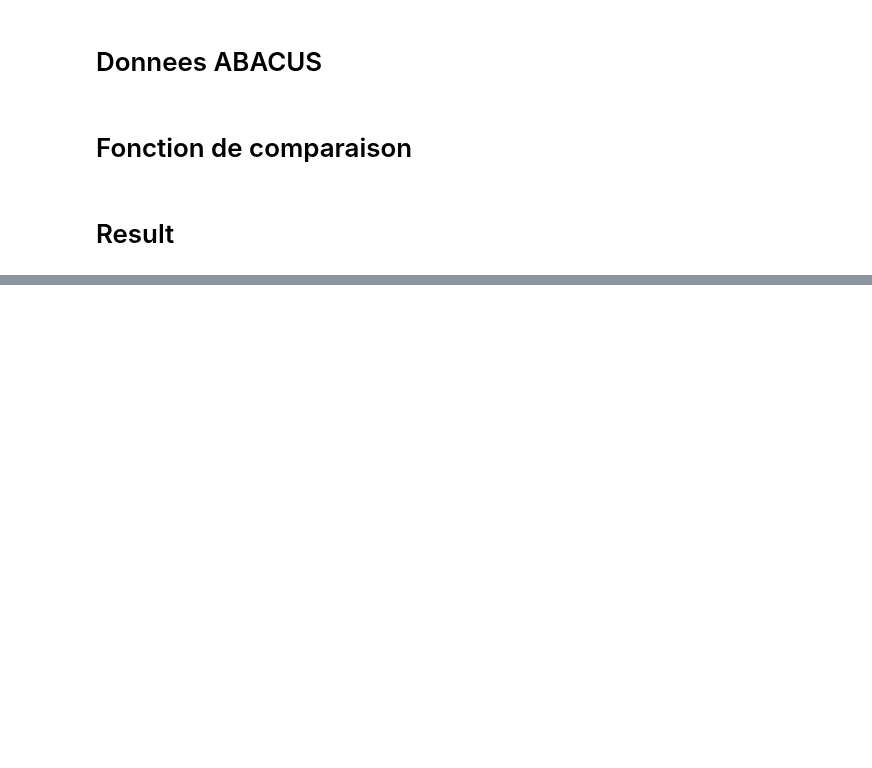
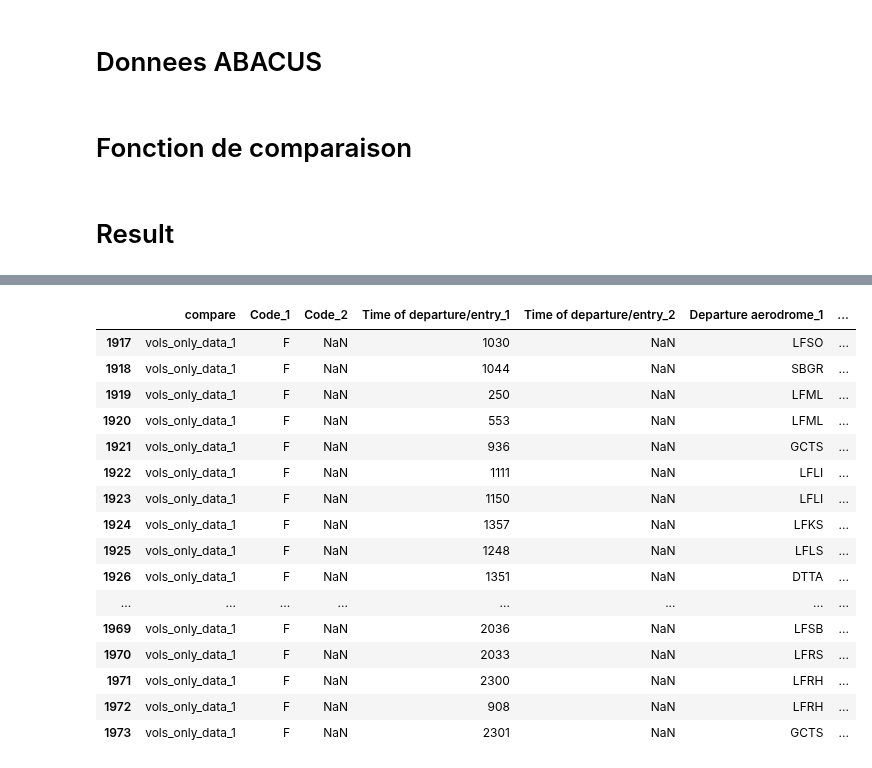
Before and after one commit to ittaldias/redevance, a Jupyter notebook: notebook/Comparaison_ABACUS_3_jours.ipynb, the cells around one changed output, grey strips where cells are left out. Saved outputs shown, nothing was run; the diff lists cells and outputs as text; code cells hidden in the pictures; blank space fills up the shorter version.

```diff
--- a/notebook/Comparaison_ABACUS_3_jours.ipynb
+++ b/notebook/Comparaison_ABACUS_3_jours.ipynb
@@ -49,6 +49,8 @@ def read_and_process_file(fichier_a_deposee):
                 isprevu = False
                 isrealise = False
                 isfinal = False
+                is81 = False
+                is82 = False
                 balise = ''
                 hneg = False
                 flag82 = False
@@ -131,7 +133,8 @@ def read_and_process_file(fichier_a_deposee):
                 tableau_vol['listeRangPremier' + etat] = words[1]
             if words[0] == "80":
                 tableau_vol['rangTransaction' + etat] = words[1]
-            if words[0] == "81":
+            if words[0] == "81" and not is81:
+                is81 = True
                 if len(words) >= 15:
                     parts = ligne.split("-")
                     last_word = parts[0].split()[-1]
@@ -166,7 +169,8 @@ def read_and_process_file(fichier_a_deposee):
                         else:
                             print(ligne)
                             compteur += 1
-            if words[0] == "82":
+            if words[0] == "82"and not is82:
+                is82 = True
                 tableau_vol['heure'] = (words[1][:2])
                 tableau_vol['minute'] = (words[1][3:])
                 tableau_vol['accuseTrt' + etat] = words[1]
@@ -1198,11 +1202,7 @@ def comparaison_vol(vol1, vol2, fichier_date1, fichier_date2) -> bool:
   departure = (vol1["Departure aerodrome"] == vol2["Departure aerodrome"])
   id = (vol1["Flight identification"] == vol2[ "Flight identification"])
   if (arrival and departure and id) :
-    if (vol1["Type of aircraft"]==vol1["Flight identification"]):
-      return(difference_time(vol1["Time of departure/entry"], vol2["Time of departure/entry"], vol1["Flight date"], vol2["Flight date"], fichier_date1, fichier_date2) < 130)
-    else:
-      return(vol1["Type of aircraft"]!=vol1["Flight identification"] and difference_time(vol1["Time of departure/entry"], vol2["Time of departure/entry"], vol1["Flight date"], vol2["Flight date"], fichier_date1, fichier_date2) < 200)
-
+    return(difference_time(vol1["Time of departure/entry"], vol2["Time of departure/entry"], vol1["Flight date"], vol2["Flight date"], fichier_date1, fichier_date2) < 45)
   else:
     return False
 
@@ -1406,10 +1413,11 @@ def analyse(data_en_plus):
     data_en_plus["Raison"] = ""
     for i in range(len(data_en_plus)):
         vols_abacus_all = retrouver_vol_all(data_en_plus.iloc[i], ABACUS_Mars_toutes_origines)
-        if vols_abacus_all[0][0]["Origin of message"] != "LF":
-            data_en_plus.iloc[i]["Raison"] = "Origin_of_message"
-        elif abs(vols_abacus_all[0][0]["Time of departure/entry"] - data_en_plus.iloc[i]["Time of departure/entry_1"]) > 130:
-            data_en_plus.iloc[i]["Raison"] = "Time"
+        if len(vols_abacus_all[0]) > 0:
+            if vols_abacus_all[0][0]["Origin of message"] != "LF":
+                data_en_plus["Raison"].iloc[i] = "Origin_of_message"
+            elif abs(vols_abacus_all[0][0]["Time of departure/entry"] - data_en_plus.iloc[i]["Time of departure/entry_1"]) > 100:
+                data_en_plus["Raison"].iloc[i] = "Time"
     return data_en_plus
 # %%
 data_en_plus = dataresult[dataresult["compare"] == "vols_only_data_1"]
@@ -1424,0 +1444,20 @@ IndexError: list index out of range
+# %%
+data_en_plus
+# %% [output]
+|  | compare | Code_1 | Code_2 | Time of departure/entry_1 | Time of departure/entry_2 | Departure aerodrome_1 | ... |
+| 1917 | vols_only_data_1 | F | NaN | 1030 | NaN | LFSO | ... |
+| 1918 | vols_only_data_1 | F | NaN | 1044 | NaN | SBGR | ... |
+| 1919 | vols_only_data_1 | F | NaN | 250 | NaN | LFML | ... |
+| 1920 | vols_only_data_1 | F | NaN | 553 | NaN | LFML | ... |
+| 1921 | vols_only_data_1 | F | NaN | 936 | NaN | GCTS | ... |
+| 1922 | vols_only_data_1 | F | NaN | 1111 | NaN | LFLI | ... |
+| 1923 | vols_only_data_1 | F | NaN | 1150 | NaN | LFLI | ... |
+| 1924 | vols_only_data_1 | F | NaN | 1357 | NaN | LFKS | ... |
+| 1925 | vols_only_data_1 | F | NaN | 1248 | NaN | LFLS | ... |
+| 1926 | vols_only_data_1 | F | NaN | 1351 | NaN | DTTA | ... |
+| ... | ... | ... | ... | ... | ... | ... | ... |
+| 1969 | vols_only_data_1 | F | NaN | 2036 | NaN | LFSB | ... |
+| 1970 | vols_only_data_1 | F | NaN | 2033 | NaN | LFRS | ... |
+| 1971 | vols_only_data_1 | F | NaN | 2300 | NaN | LFRH | ... |
+| 1972 | vols_only_data_1 | F | NaN | 908 | NaN | LFRH | ... |
+| 1973 | vols_only_data_1 | F | NaN | 2301 | NaN | GCTS | ... |
```
Also changed, not shown: parts of 3 cells of this notebook.
